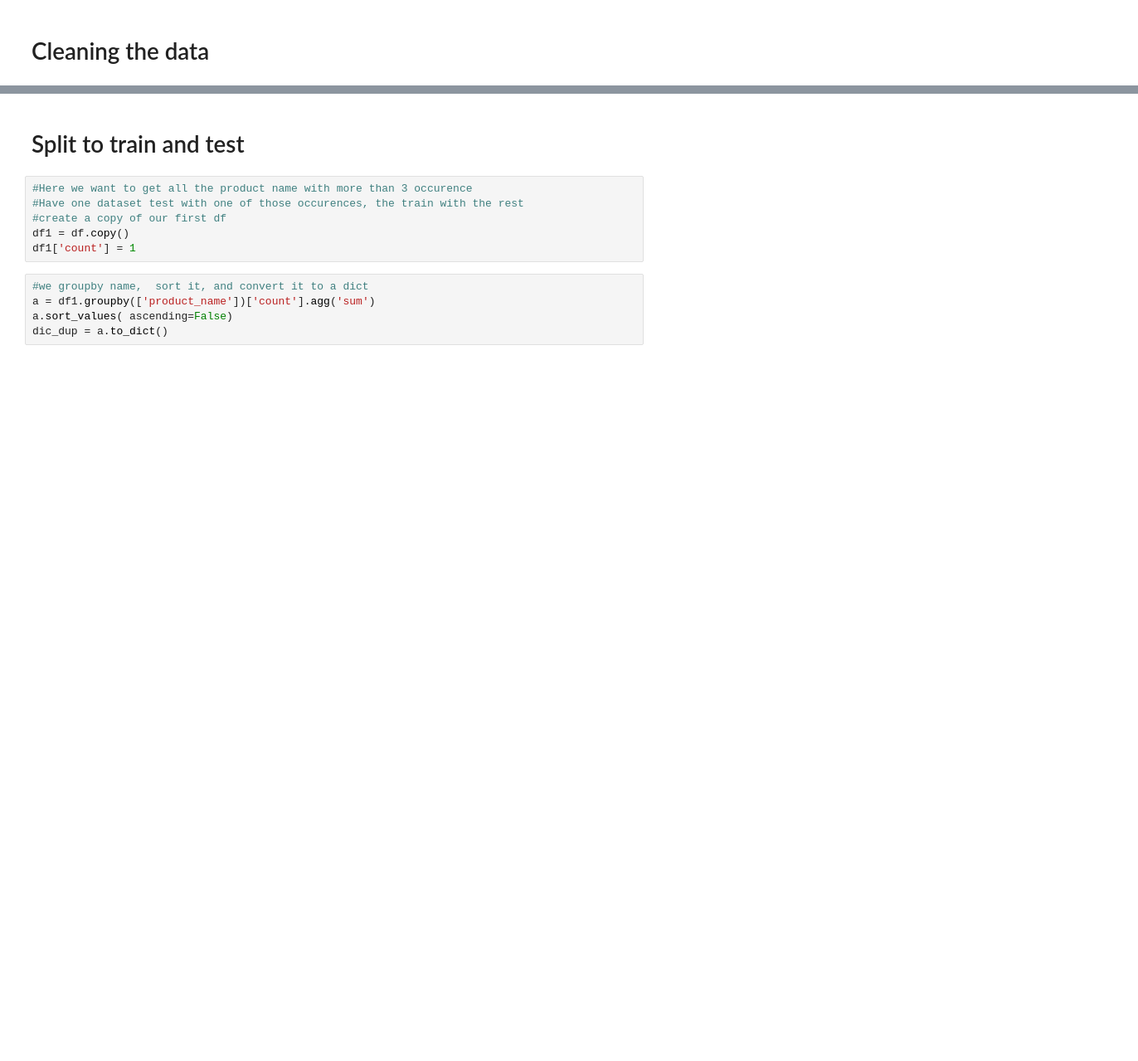
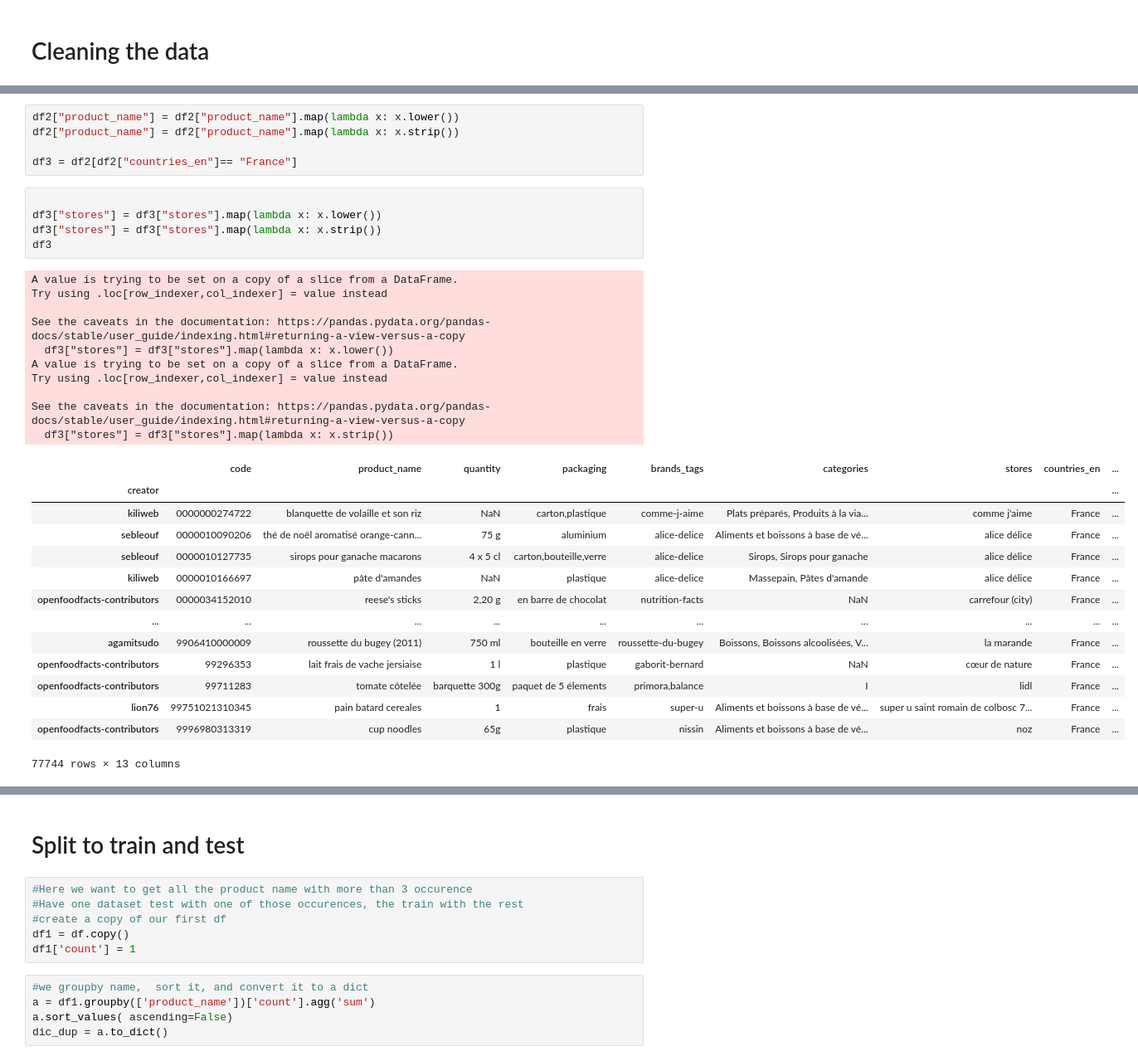
Before and after one commit to HubHetic/Open-Food-Fact, a Jupyter notebook: notebook/cleaning_exploration_data.ipynb, the cells around one changed output, grey strips where cells are left out. Shown at 83% size. Saved outputs shown, nothing was run; the diff lists cells and outputs as text; blank space fills up the shorter version.

```diff
--- a/notebook/cleaning_exploration_data.ipynb
+++ b/notebook/cleaning_exploration_data.ipynb
@@ -131,0 +252,35 @@ df.columns.values.tolist()
+# %%
+df2["product_name"] = df2["product_name"].map(lambda x: x.lower())
+df2["product_name"] = df2["product_name"].map(lambda x: x.strip())
+
+df3 = df2[df2["countries_en"]== "France"]
+# %%
+
+df3["stores"] = df3["stores"].map(lambda x: x.lower())
+df3["stores"] = df3["stores"].map(lambda x: x.strip())
+df3
+# %% [output]
+A value is trying to be set on a copy of a slice from a DataFrame.
+Try using .loc[row_indexer,col_indexer] = value instead
+
+See the caveats in the documentation: https://pandas.pydata.org/pandas-docs/stable/user_guide/indexing.html#returning-a-view-versus-a-copy
+  df3["stores"] = df3["stores"].map(lambda x: x.lower())
+A value is trying to be set on a copy of a slice from a DataFrame.
+Try using .loc[row_indexer,col_indexer] = value instead
+
+See the caveats in the documentation: https://pandas.pydata.org/pandas-docs/stable/user_guide/indexing.html#returning-a-view-versus-a-copy
+  df3["stores"] = df3["stores"].map(lambda x: x.strip())
+|  | code | product_name | quantity | packaging | brands_tags | categories | stores | countries_en | ... |
+| creator |  |  |  |  |  |  |  |  | ... |
+| kiliweb | 0000000274722 | blanquette de volaille et son riz | NaN | carton,plastique | comme-j-aime | Plats préparés, Produits à la via... | comme j'aime | France | ... |
+| sebleouf | 0000010090206 | thé de noël aromatisé orange-cann... | 75 g | aluminium | alice-delice | Aliments et boissons à base de vé... | alice délice | France | ... |
+| sebleouf | 0000010127735 | sirops pour ganache macarons | 4 x 5 cl | carton,bouteille,verre | alice-delice | Sirops, Sirops pour ganache | alice délice | France | ... |
+| kiliweb | 0000010166697 | pâte d'amandes | NaN | plastique | alice-delice | Massepain, Pâtes d'amande | alice délice | France | ... |
+| openfoodfacts-contributors | 0000034152010 | reese's sticks | 2,20 g | en barre de chocolat | nutrition-facts | NaN | carrefour (city) | France | ... |
+| ... | ... | ... | ... | ... | ... | ... | ... | ... | ... |
+| agamitsudo | 9906410000009 | roussette du bugey (2011) | 750 ml | bouteille en verre | roussette-du-bugey | Boissons, Boissons alcoolisées, V... | la marande | France | ... |
+| openfoodfacts-contributors | 99296353 | lait frais de vache jersiaise | 1 l | plastique | gaborit-bernard | NaN | cœur de nature | France | ... |
+| openfoodfacts-contributors | 99711283 | tomate côtelée | barquette 300g | paquet de 5 élements | primora,balance | I | lidl | France | ... |
+| lion76 | 99751021310345 | pain batard cereales | 1 | frais | super-u | Aliments et boissons à base de vé... | super u saint romain de colbosc 7... | France | ... |
+| openfoodfacts-contributors | 9996980313319 | cup noodles | 65g | plastique | nissin | Aliments et boissons à base de vé... | noz | France | ... |
+77744 rows × 13 columns
```
Also changed, not shown: parts of 69 cells of this notebook, 3 other files.
